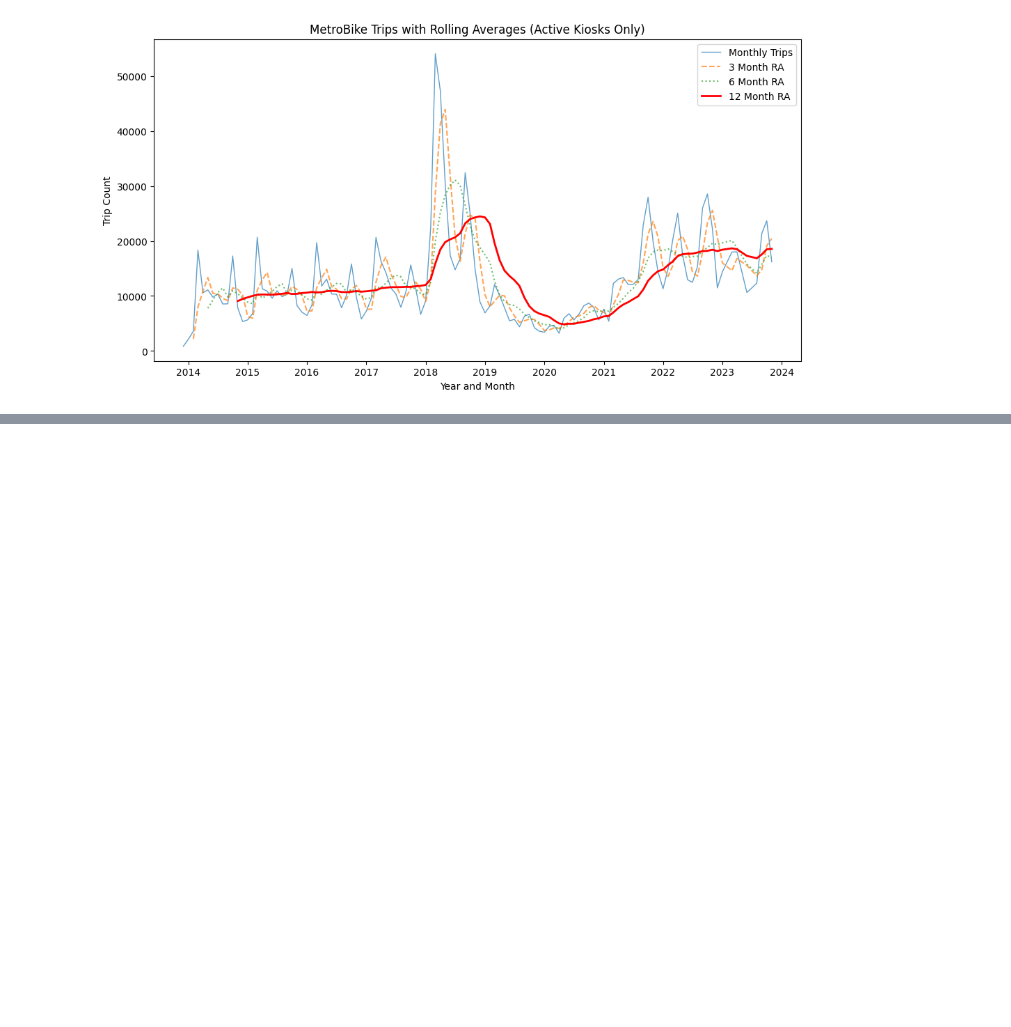
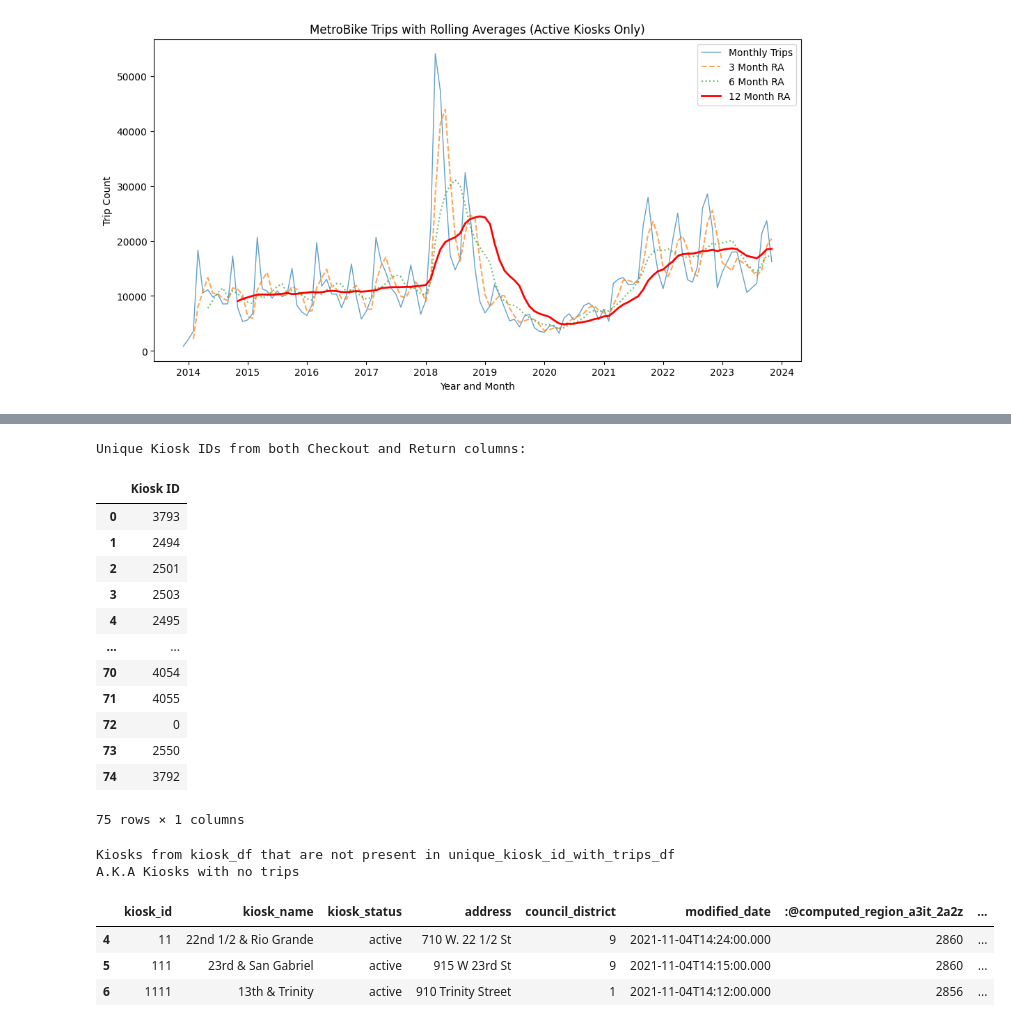
Before and after one commit to anonUnderground/openDataStories, a Jupyter notebook: src/data-processing/cleanse_data.ipynb, the cells around one changed output, grey strips where cells are left out. Saved outputs shown, nothing was run; the diff lists cells and outputs as text; code cells hidden in the pictures; blank space fills up the shorter version.

```diff
--- a/src/data-processing/cleanse_data.ipynb
+++ b/src/data-processing/cleanse_data.ipynb
@@ -298,0 +314,44 @@ kiosk_df.to_json('../../dist/data/processed/kiosk_coords.json', orient='records'
+# %%
+# Assuming filtered_df3 is your DataFrame with 'Checkout Kiosk ID' and 'Return Kiosk ID' columns
+# Extract unique Kiosk IDs from both Checkout and Return columns
+unique_checkout_kiosk_id_df = filtered_df3['Checkout Kiosk ID'].unique()
+unique_return_kiosk_id_df = filtered_df3['Return Kiosk ID'].unique()
+
+# Combine the unique values from both columns and remove duplicates
+combined_unique_ids = pd.unique(np.concatenate((unique_checkout_kiosk_id_df, unique_return_kiosk_id_df)))
+
+# Create a new DataFrame from the combined unique IDs
+unique_kiosk_id_with_trips_df = pd.DataFrame(combined_unique_ids, columns=['Kiosk ID'])
+
+# Display the DataFrame with unique Kiosk IDs
+print("Unique Kiosk IDs from both Checkout and Return columns:")
+display(unique_kiosk_id_with_trips_df)
+
+# Identify kiosk_ids from kiosk_df that are not present in unique_kiosk_id_with_trips_df
+kiosks_with_no_trips = kiosk_df[~kiosk_df['kiosk_id'].isin(unique_kiosk_id_with_trips_df['Kiosk ID'])]
+
+# Display the DataFrame with kiosks that have no trips
+print("Kiosks from kiosk_df that are not present in unique_kiosk_id_with_trips_df")
+print("A.K.A Kiosks with no trips")
+display(kiosks_with_no_trips)
+# %% [output]
+Unique Kiosk IDs from both Checkout and Return columns:
+|  | Kiosk ID |
+| 0 | 3793 |
+| 1 | 2494 |
+| 2 | 2501 |
+| 3 | 2503 |
+| 4 | 2495 |
+| ... | ... |
+| 70 | 4054 |
+| 71 | 4055 |
+| 72 | 0 |
+| 73 | 2550 |
+| 74 | 3792 |
+75 rows × 1 columns
+Kiosks from kiosk_df that are not present in unique_kiosk_id_with_trips_df
+A.K.A Kiosks with no trips
+|  | kiosk_id | kiosk_name | kiosk_status | address | council_district | modified_date | :@computed_region_a3it_2a2z | ... |
+| 4 | 11 | 22nd 1/2 & Rio Grande | active | 710 W. 22 1/2 St | 9 | 2021-11-04T14:24:00.000 | 2860 | ... |
+| 5 | 111 | 23rd & San Gabriel | active | 915 W 23rd St | 9 | 2021-11-04T14:15:00.000 | 2860 | ... |
+| 6 | 1111 | 13th & Trinity | active | 910 Trinity Street | 1 | 2021-11-04T14:12:00.000 | 2856 | ... |
```
Also changed, not shown: parts of 6 cells of this notebook, 1 other file.
